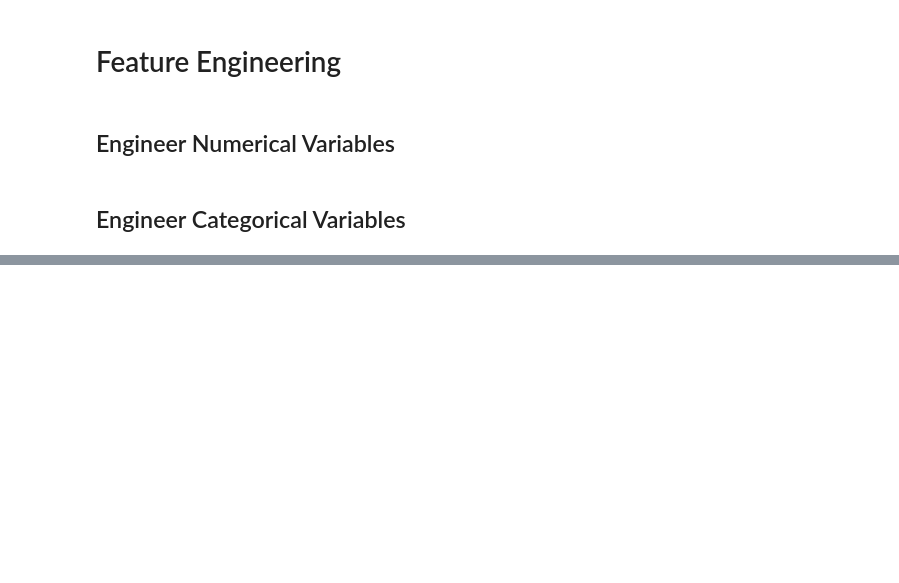
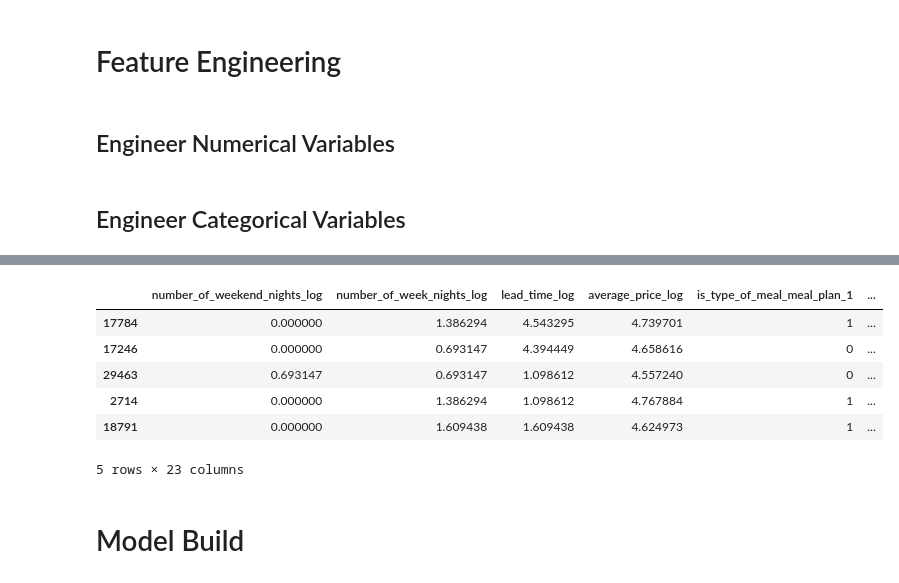
Before and after one commit to Morgan-Sell/no-vacancy, a Jupyter notebook: no_vacancy_eda.ipynb, the cells around one changed output, grey strips where cells are left out. Saved outputs shown, nothing was run; the diff lists cells and outputs as text; code cells hidden in the pictures; blank space fills up the shorter version.

```diff
--- a/no_vacancy_eda.ipynb
+++ b/no_vacancy_eda.ipynb
@@ -471,0 +574,3 @@ df_train_log.columns = [col + "_log" for col in df_train_log.columns]
+# %%
+# Create master validation set
+df_val_master = pd.concat([X_val, y_val], axis=1)
@@ -471,0 +628,29 @@ df_train_log.columns = [col + "_log" for col in df_train_log.columns]
+# %%
+# transform validation dataset
+transformation_pipeline = ValidationTransformationPipeline(
+    imputer=ci,
+    numerical_vars=numerical_vars_to_transform,
+    log_transformer=log_tr,
+    categorical_vars_ohe=categorical_vars_to_ohe_transform,
+    ohe=ohe,
+    categorical_vars_tm=categorical_vars_to_target_mean_transform,
+    mean_encoder=tm,
+    target_var="is_cancellation",
+)
+
+df_val_master_tr = transformation_pipeline.transform(df_val_master)
+
+# format column names
+df_val_master_tr = convert_columns_to_snake_case(df_val_master_tr)
+# %%
+df_val_master_tr.head()
+# %% [output]
+|  | number_of_weekend_nights_log | number_of_week_nights_log | lead_time_log | average_price_log | is_type_of_meal_meal_plan_1 | ... |
+| 17784 | 0.000000 | 1.386294 | 4.543295 | 4.739701 | 1 | ... |
+| 17246 | 0.000000 | 0.693147 | 4.394449 | 4.658616 | 0 | ... |
+| 29463 | 0.693147 | 0.693147 | 1.098612 | 4.557240 | 0 | ... |
+| 2714 | 0.000000 | 1.386294 | 1.098612 | 4.767884 | 1 | ... |
+| 18791 | 0.000000 | 1.609438 | 1.609438 | 4.624973 | 1 | ... |
+5 rows × 23 columns
+# %% [markdown]
+# Model Build
```
Also changed, not shown: parts of 17 cells of this notebook.
